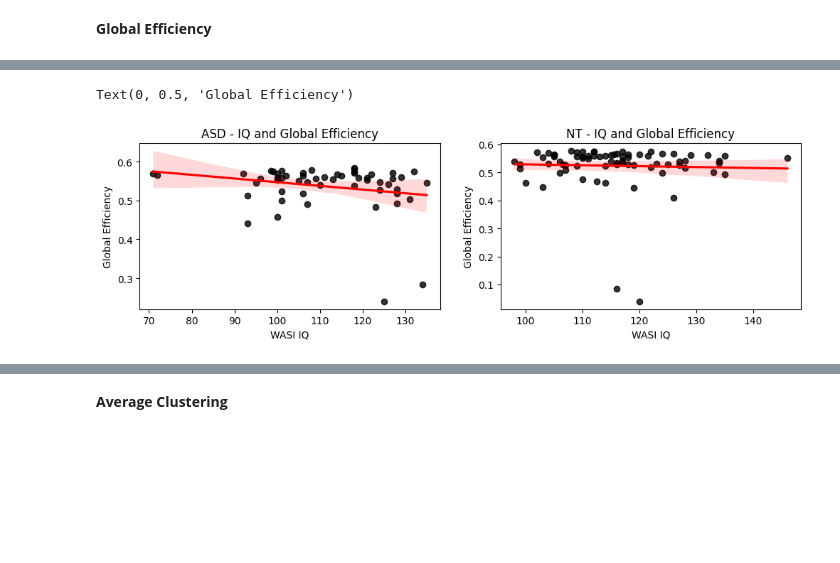
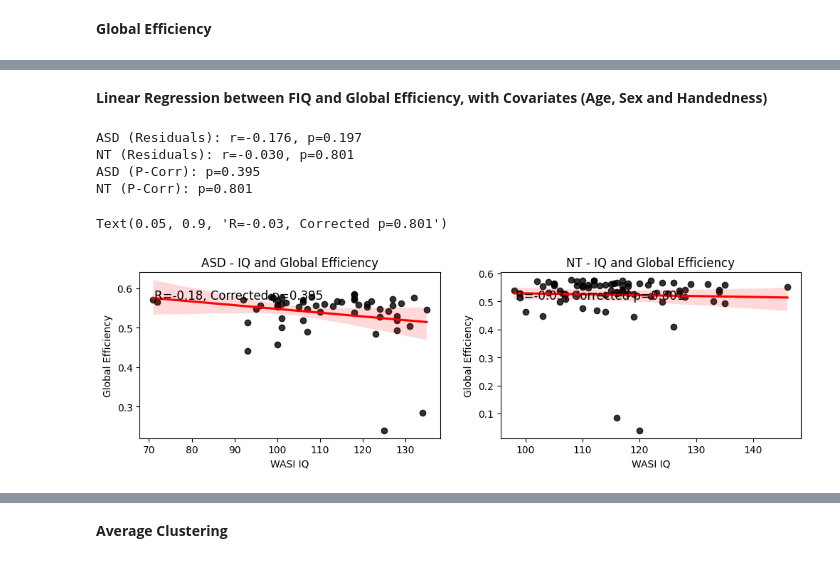
Before and after one commit to matthew-mcc/Connectomics, a Jupyter notebook: Research_Project/Binary_Notebooks/nonNodalResults.ipynb, the cells around one changed output, grey strips where cells are left out. Drawn from its saved outputs; the diff is of its cells as text; code cells hidden in the pictures; blank space fills up the shorter version.

```diff
--- a/Research_Project/Binary_Notebooks/nonNodalResults.ipynb
+++ b/Research_Project/Binary_Notebooks/nonNodalResults.ipynb
@@ -68,20 +104,76 @@ __Global Efficiency__
+# %% [markdown]
+__Linear Regression between FIQ and Global Efficiency, with Covariates (Age, Sex and Handedness)__
 # %%
+# One-hot encode 'Handedness'
+# print(condensed_df_asd['Handedness'])
+condensed_df_asd = pd.get_dummies(condensed_df_asd, columns=['Handedness'], drop_first=True)  # Drop one category to avoid multicollinearity
+condensed_df_nt = pd.get_dummies(condensed_df_nt, columns=['Handedness'], drop_first=True)
+
+
 fig = plt.figure(figsize=(12, 10))
 gs = GridSpec(2, 2, height_ratios=[1, 2], width_ratios=[1, 1])  # 2 rows, 2 columns, adjust ratios as needed
 
 ax1 = fig.add_subplot(gs[0, 0])
 
 p = sns.regplot(x='IQ', y='Global Efficiency', data=condensed_df_asd, scatter_kws={"color": "black"}, line_kws={"color": "red"}, ax=ax1, fit_reg=True)
+
 
 ax1.set_title("ASD - IQ and Global Efficiency")
 ax1.set_xlabel("WASI IQ")
 ax1.set_ylabel("Global Efficiency")
 
 ax2 = fig.add_subplot(gs[0, 1])
 sns.regplot(x='IQ', y='Global Efficiency', data=condensed_df_nt, scatter_kws={"color": "black"}, line_kws={"color": "red"}, ax=ax2, fit_reg=True)
 ax2.set_title("NT - IQ and Global Efficiency")
 ax2.set_xlabel("WASI IQ")
 ax2.set_ylabel("Global Efficiency")
+
+from sklearn.linear_model import LinearRegression
+from scipy.stats import pearsonr
+# Function to compute residuals
+def get_residuals(df, y_var, covariates):
+    model = LinearRegression()
+    X = df[covariates]
+    y = df[y_var]
+    model.fit(X, y)
+    residuals = y - model.predict(X)
+    return residuals
+
+# Define covariates
+covariates_asd = ['Age', 'Sex'] + [col for col in condensed_df_asd.columns if col.startswith('Handedness_')]
+covariates_nt = ['Age', 'Sex'] + [col for col in condensed_df_nt.columns if col.startswith('Handedness_')]
+
+# ASD group
+residuals_asd_global_eff = get_residuals(condensed_df_asd, 'Global Efficiency', covariates_asd)
+residuals_asd_iq = get_residuals(condensed_df_asd, 'IQ', covariates_asd)
+r_asd, p_asd = pearsonr(residuals_asd_iq, residuals_asd_global_eff)
+
+# NT group
+residuals_nt_global_eff = get_residuals(condensed_df_nt, 'Global Efficiency', covariates_nt)
+residuals_nt_iq = get_residuals(condensed_df_nt, 'IQ', covariates_nt)
+r_nt, p_nt = pearsonr(residuals_nt_iq, residuals_nt_global_eff)
+
+# Print results
+print(f"ASD (Residuals): r={r_asd:.3f}, p={p_asd:.3f}")
+print(f"NT (Residuals): r={r_nt:.3f}, p={p_nt:.3f}")
+
+# Adjust p-values for multiple comparisons
+p_values = [p_asd, p_nt]
+_, corrected_p_values, _, _ = multipletests(p_values, method='fdr_bh')
+
+p_asd_corrected, p_nt_corrected = corrected_p_values
+
+print(f"ASD (P-Corr): p={p_asd_corrected:.3f}")
+print(f"NT (P-Corr): p={p_nt_corrected:.3f}")
+# Add results to plots
+ax1.text(0.05, 0.90, f'R={r_asd:.2f}, Corrected p={p_asd_corrected:.3f}',
+         transform=ax1.transAxes, fontsize=12, verticalalignment='top')
+ax2.text(0.05, 0.90, f'R={r_nt:.2f}, Corrected p={p_nt_corrected:.3f}',
+         transform=ax2.transAxes, fontsize=12, verticalalignment='top')
 # %% [output]
-Text(0, 0.5, 'Global Efficiency')
+ASD (Residuals): r=-0.176, p=0.197
+NT (Residuals): r=-0.030, p=0.801
+ASD (P-Corr): p=0.395
+NT (P-Corr): p=0.801
+Text(0.05, 0.9, 'R=-0.03, Corrected p=0.801')
-[figure, old version]
+[figure, new version]
```
Also changed, not shown: parts of 13 cells of this notebook, 7 other files.
